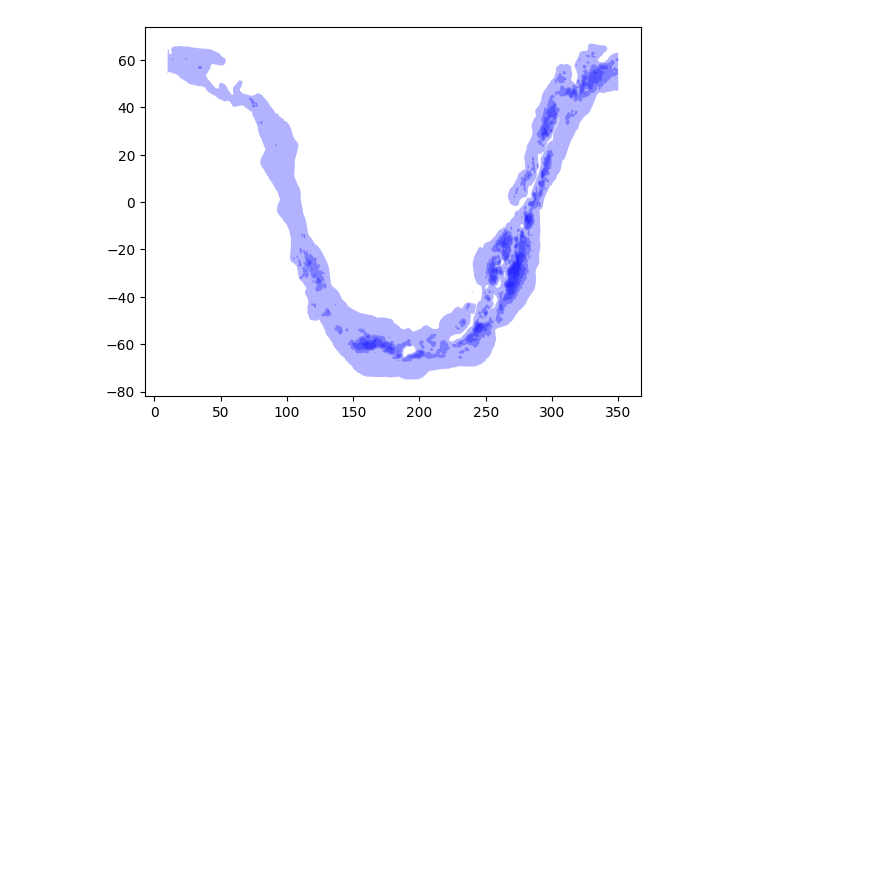
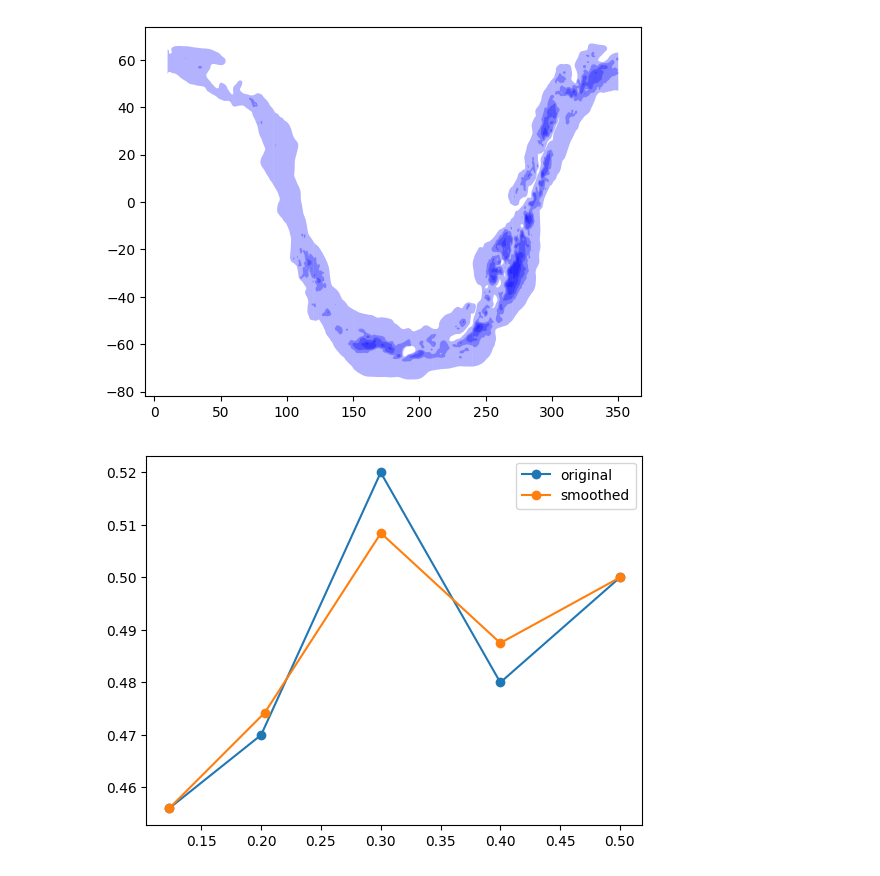
Before and after one commit to Giacomo-Menegatti/HARey_constellations_cards, a Jupyter notebook: milky-way-plot-2.ipynb, the cells around one changed output. Cells and saved outputs as stored; diff of their text form; code cells hidden in the pictures; blank space fills up the shorter version.

```diff
--- a/milky-way-plot-2.ipynb
+++ b/milky-way-plot-2.ipynb
@@ -179,5 +193,10 @@ plt.show()
+# %%
+for shape in shape_rings:
+    if not np.all(shape[0]==shape[-1]):
+        shape = np.vstack((shape, shape[0]))
+        print('Closing shape')
 # %%
-shapes['0'].extend(shape_rings)
+shapes[4].extend(shape_rings)
 # %%
 for color, level in zip(['r', 'g', 'b', 'y', 'k'], shapes.values()):
     for shape in level:
@@ -212,0 +266,20 @@ for color, level in zip(['r', 'g', 'b', 'y', 'k'], shapes_list.values()):
+# %%
+import matplotlib.pyplot as plt
+import numpy as np
+
+points = np.array([
+    [0.123, 0.456],
+    [0.200, 0.470],
+    [0.300, 0.520],
+    [0.400, 0.480],
+    [0.500, 0.500]
+])
+
+smooth = smooth_points(points, iterations=3, alpha=0.1, closed=False)
+
+plt.plot(points[:,0], points[:,1], 'o-', label="original")
+plt.plot(smooth[:,0], smooth[:,1], 'o-', label="smoothed")
+plt.legend()
+plt.show()
+# %% [output]
+[figure, added]
```
Also changed, not shown: parts of 15 cells of this notebook, 12 other files.
